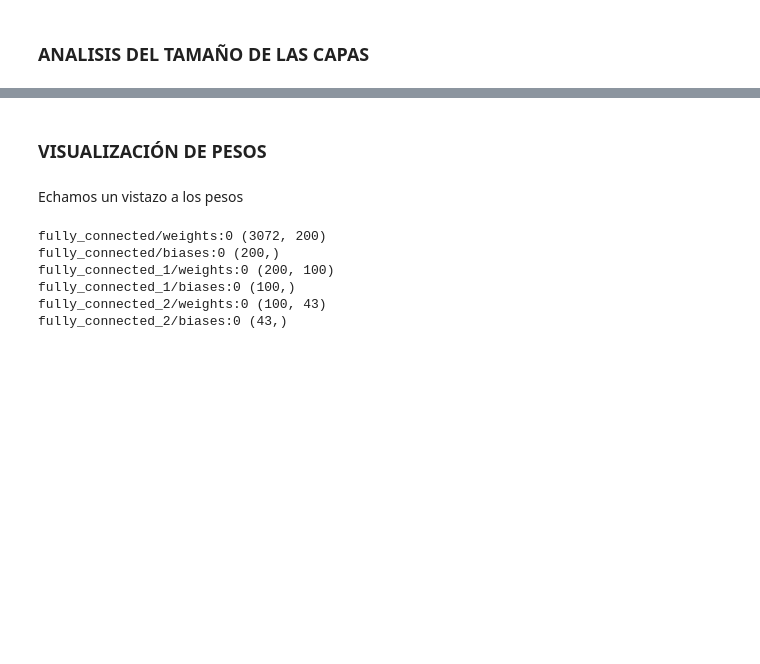
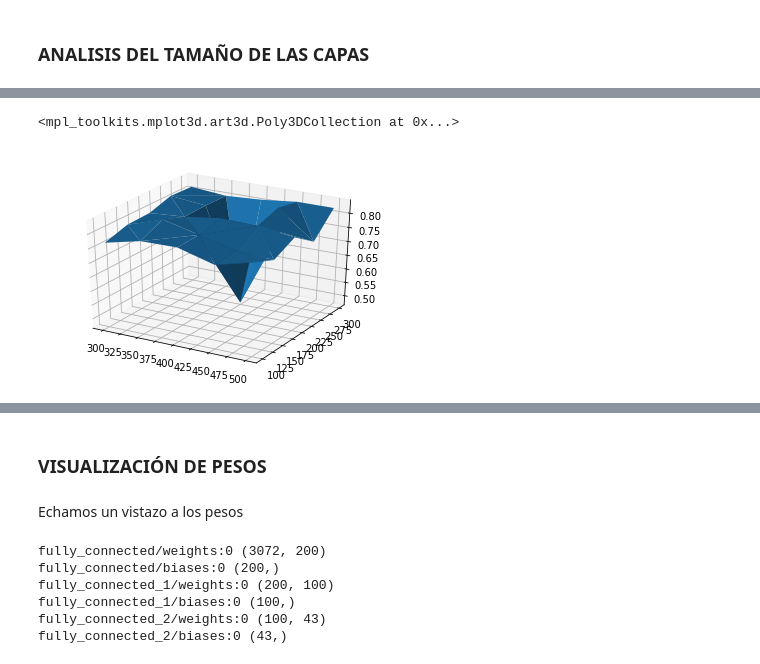
Before and after one commit to Isidrecc/Traffic-sign-recognition, a Jupyter notebook: MODELO 3.ipynb, the cells around one changed output, grey strips where cells are left out. Saved outputs shown, nothing was run; the diff lists cells and outputs as text; code cells hidden in the pictures; blank space fills up the shorter version.

```diff
--- a/MODELO 3.ipynb
+++ b/MODELO 3.ipynb
@@ -290,0 +475,9 @@ for i in range(39):
+# %%
+import matplotlib.pyplot as plt
+from mpl_toolkits.mplot3d import Axes3D
+fig = plt.figure()
+ax3d = fig.add_subplot(111, projection='3d')
+ax3d.plot_trisurf(X,Y,Z)
+# %% [output]
+<mpl_toolkits.mplot3d.art3d.Poly3DCollection at 0x...>
+[figure, added]
```
Also changed, not shown: parts of 10 cells of this notebook, 5 other files.
